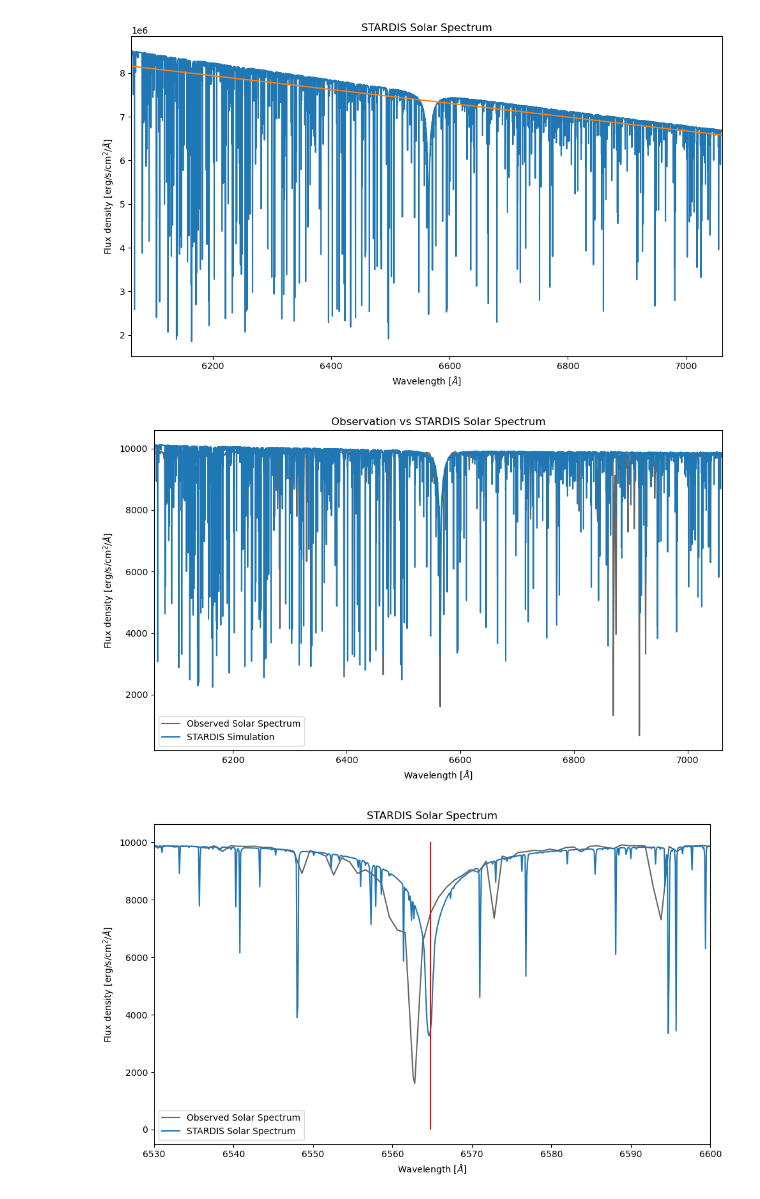
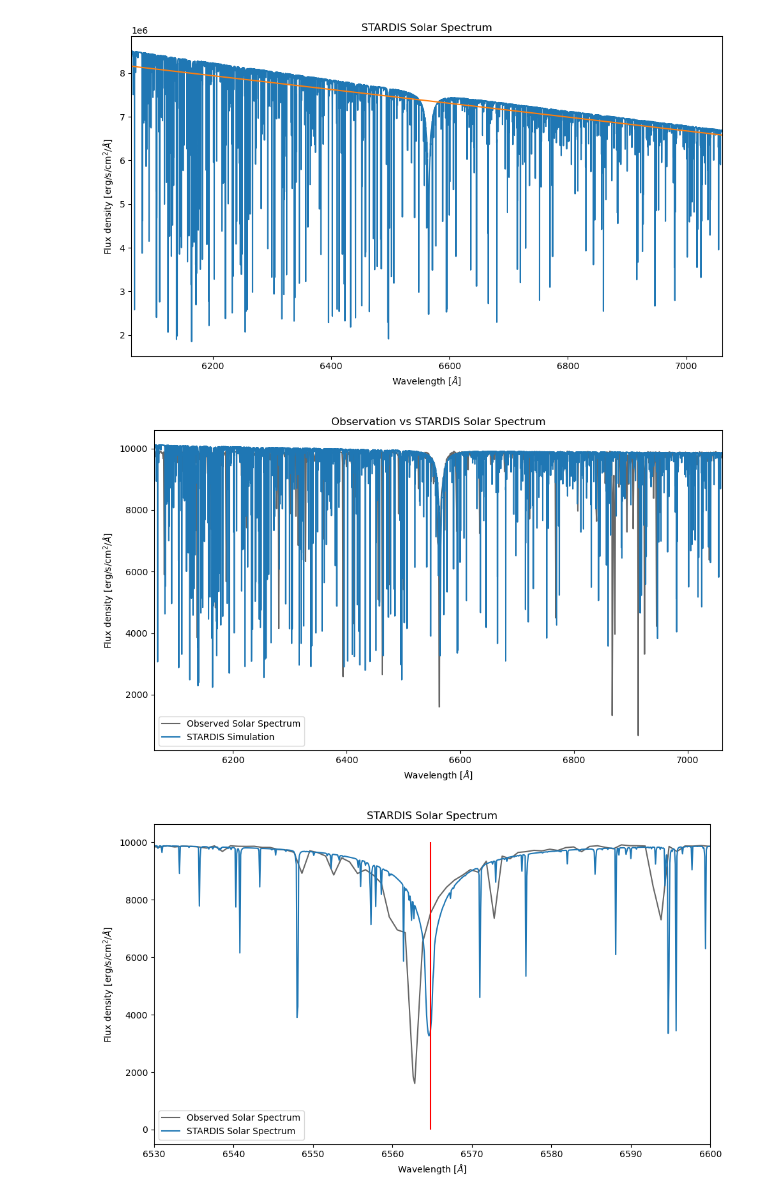
Before and after one commit to Keshavj-07/first_proj, a Jupyter notebook: scripts/Solar_Spectrum.ipynb, the cells around one changed output. Drawn from its saved outputs; the diff is of its cells as text; code cells hidden in the pictures.

```diff
--- a/scripts/Solar_Spectrum.ipynb
+++ b/scripts/Solar_Spectrum.ipynb
@@ -146,17 +92,8 @@ np.mgrid[6540:6590:.01]* u.Angstrom --> This makes a list of wavelengths from x
 ## Manual Curve fit
 # %%
 # Genrate a curve fit for the spectrum
-pre_x= sim.lambdas / u.Angstrom
-pre_y = sim.spectrum_lambda/ u.erg * u.s * u.cm**2 * u.Angstrom
-
-x = []
-for i in pre_x:
-    x.append(float(i))
-
-y = []
-for i in pre_y:
-    y.append(float(i))
-
+x = sim.lambdas.value
+y = sim.spectrum_lambda.value
 
 slope, intercept = np.polyfit(x, y, 1)
 result = np.array(x) * slope + intercept
@@ -187,9 +124,9 @@ plt.show()
 # %% [output]
 [figure]
 # %%
-bass_compare(sim.lambdas, y_new)
+bass_compare(wave, flux, sim.lambdas, y_new)
 # %% [output]
-[figure, old version]
+[figure, new version]
 # %%
 
 plt.figure(figsize=(10,6))
```
Also changed, not shown: parts of 16 cells of this notebook.
